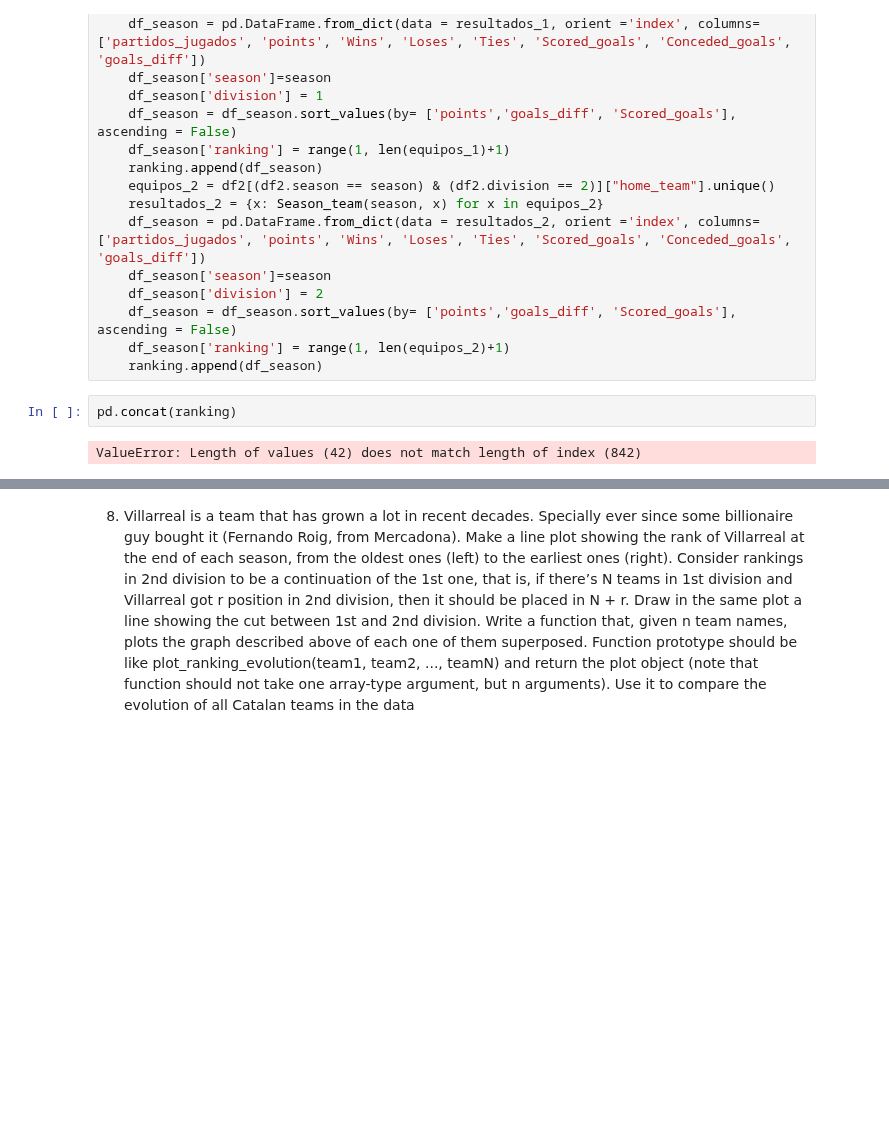
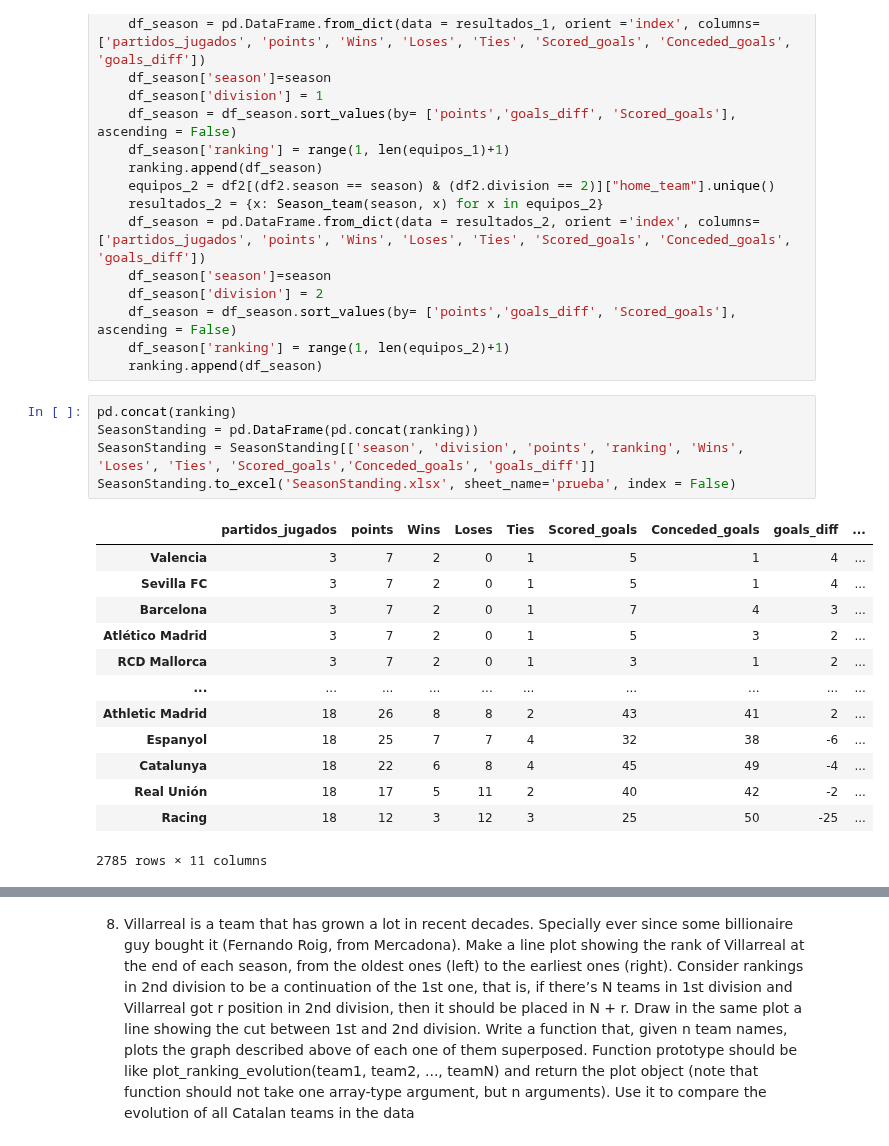
Before and after one commit to alexfulleda98/la-quiniela, a Jupyter notebook: analysis/LaLigaDataAnalysis.ipynb, the cells around one changed output, grey strips where cells are left out. Saved outputs shown, nothing was run; the diff lists cells and outputs as text; blank space fills up the shorter version.

Commit message:
Ex7 excel

```diff
--- a/analysis/LaLigaDataAnalysis.ipynb
+++ b/analysis/LaLigaDataAnalysis.ipynb
@@ -381,7 +365,22 @@ for season in df2.season.unique()[::-1]:
     df_season = df_season.sort_values(by= ['points','goals_diff', 'Scored_goals'], ascending = False)
     df_season['ranking'] = range(1, len(equipos_2)+1)
     ranking.append(df_season)
-# %%
-pd.concat(ranking)
-# %% [output]
-ValueError: Length of values (42) does not match length of index (842)
+# %%
+pd.concat(ranking)
+SeasonStanding = pd.DataFrame(pd.concat(ranking))
+SeasonStanding = SeasonStanding[['season', 'division', 'points', 'ranking', 'Wins', 'Loses', 'Ties', 'Scored_goals','Conceded_goals', 'goals_diff']]
+SeasonStanding.to_excel('SeasonStanding.xlsx', sheet_name='prueba', index = False)
+# %% [output]
+|  | partidos_jugados | points | Wins | Loses | Ties | Scored_goals | Conceded_goals | goals_diff | ... |
+| Valencia | 3 | 7 | 2 | 0 | 1 | 5 | 1 | 4 | ... |
+| Sevilla FC | 3 | 7 | 2 | 0 | 1 | 5 | 1 | 4 | ... |
+| Barcelona | 3 | 7 | 2 | 0 | 1 | 7 | 4 | 3 | ... |
+| Atlético Madrid | 3 | 7 | 2 | 0 | 1 | 5 | 3 | 2 | ... |
+| RCD Mallorca | 3 | 7 | 2 | 0 | 1 | 3 | 1 | 2 | ... |
+| ... | ... | ... | ... | ... | ... | ... | ... | ... | ... |
+| Athletic Madrid | 18 | 26 | 8 | 8 | 2 | 43 | 41 | 2 | ... |
+| Espanyol | 18 | 25 | 7 | 7 | 4 | 32 | 38 | -6 | ... |
+| Catalunya | 18 | 22 | 6 | 8 | 4 | 45 | 49 | -4 | ... |
+| Real Unión | 18 | 17 | 5 | 11 | 2 | 40 | 42 | -2 | ... |
+| Racing | 18 | 12 | 3 | 12 | 3 | 25 | 50 | -25 | ... |
+2785 rows × 11 columns
```
Also changed, not shown: parts of 3 cells of this notebook.
